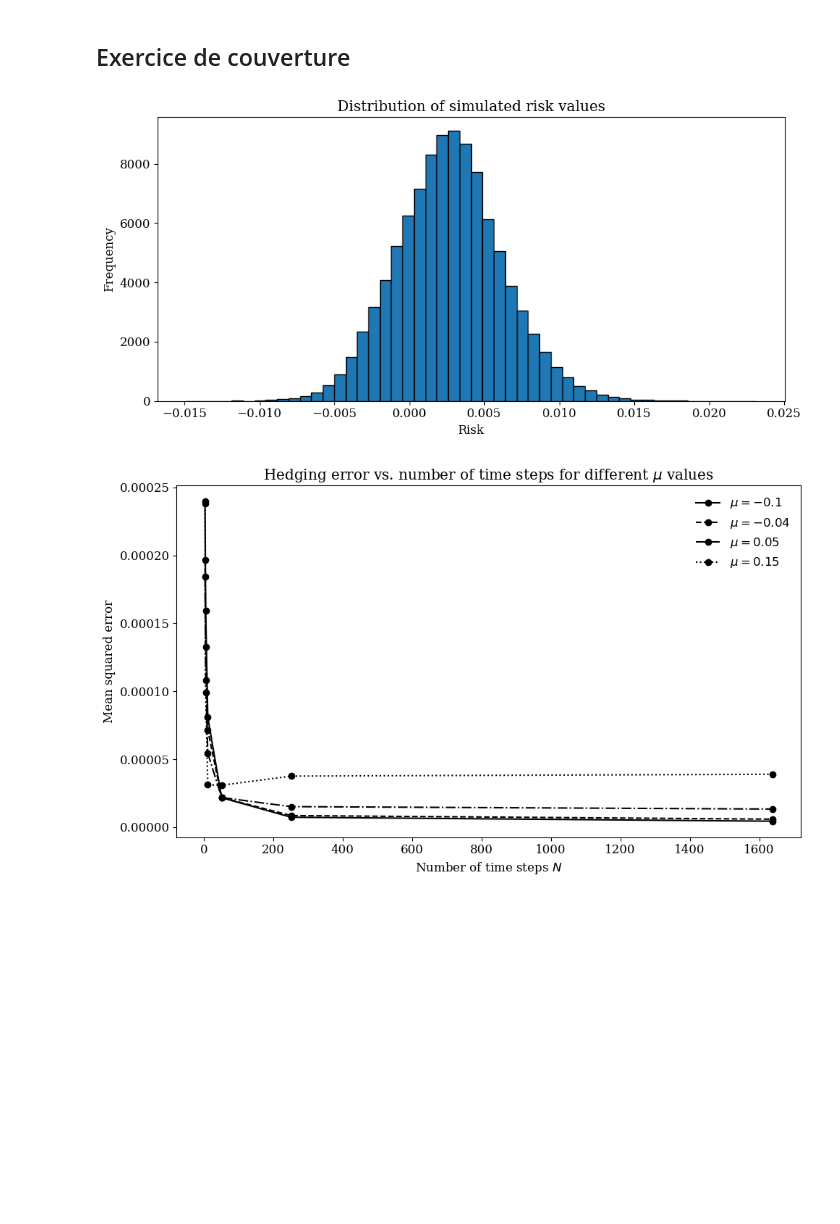
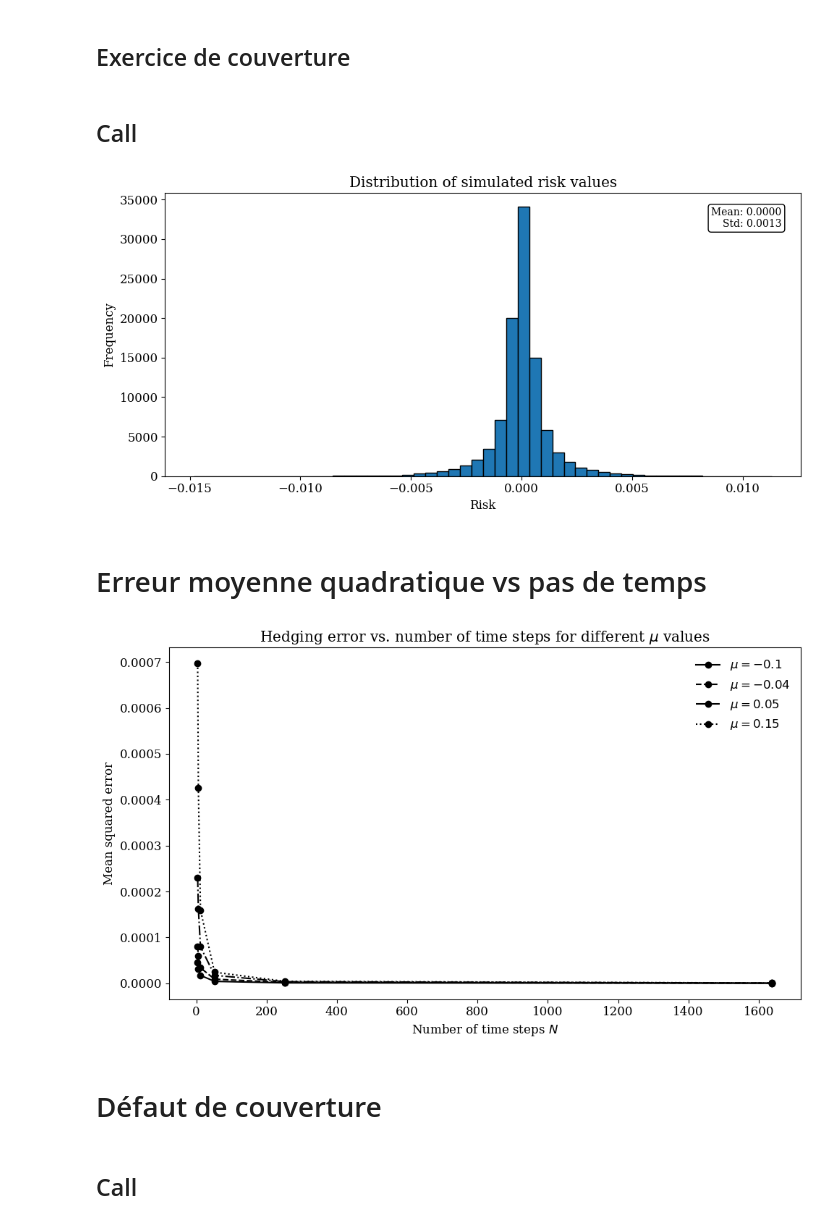
Before and after one commit to maxence2508/options-sur-devises, a Jupyter notebook: options-sur-devises.ipynb, the cells around one changed output. Cells and saved outputs as stored; diff of their text form; code cells hidden in the pictures; blank space fills up the shorter version.

```diff
--- a/options-sur-devises.ipynb
+++ b/options-sur-devises.ipynb
@@ -192,0 +186,12 @@ def hedging(trajectories, C0, T, N, K, r0, r1, sigma):
+# %%
+def h_call(i, S, T, N, K, r0, r1, sigma):
+    t = i*T/N
+    tau = T - t
+    dplus = d_plus(tau, S, T, K, r0, r1, sigma)
+    return norm.cdf(dplus) * np.exp(-r1 * tau)
+
+def h_put(i, S, T, N, K, r0, r1, sigma):
+    t = i*T/N
+    tau = T - t
+    dplus = d_plus(tau, S, T, K, r0, r1, sigma)
+    return -norm.cdf(-dplus) * np.exp(-r1 * tau)
@@ -231,0 +275,2 @@ plt.show()
+# %%
+(H0, H, val) = hedging(trajectory, prices_put[0], T, N, K, r0, r1, sigma, h_put)
@@ -232,7 +314,9 @@ plt.show()
 # %% [markdown]
 ## Exercice de couverture
+# %% [markdown]
+## Call
 # %%
-def risk(T, N, n_simul, mu, sigma, x, K, r0, r1):
+def risk(T, N, n_simul, mu, sigma, x, K, r0, r1, h):
     """
     Computes the hedging error for a European call option using a delta hedging strategy
     under the Black-Scholes model.
@@ -268,16 +352,16 @@ def risk(T, N, n_simul, mu, sigma, x, K, r0, r1):
     trajectories = model.generate(x, T, N, n_simul)
 
     # Compute the theoretical call price along each trajectory
-    C_all = option_prices(trajectories, T, N, K, r0, r1, sigma)
+    C_all = call_prices(trajectories, T, N, K, r0, r1, sigma)
 
     # Get the initial option price for each path
     C0 = C_all[:, 0]
 
     # Perform delta hedging for each path
-    H0, H, V = hedging(trajectories, C0, T, N, K, r0, r1, sigma)
+    H0, H, V = hedging(trajectories, C0, T, N, K, r0, r1, sigma, h)
 
     # Compute payoff of the European call at maturity
-    payoff = np.maximum(trajectories[:, -1] - K, 0)
+    payoff = np.maximum(trajectories[:, -1]-K, 0)
 
     # Hedging error: difference between hedged portfolio and actual payoff
     R = V[:, -1] - payoff
@@ -285,18 +369,31 @@ def risk(T, N, n_simul, mu, sigma, x, K, r0, r1):
     return R
 # %%
 n_simul = 100000
-R = risk(T, N, n_simul, mu, sigma, S0, K, r0, r1)
+R = risk(T, N, n_simul, mu, sigma, S0, K, r0, r1, h)
 # %%
+# Calcul de la moyenne et de la variance
+mean_r = np.mean(R)
+var_r = np.std(R)
+
 plt.figure(figsize=(10, 5))
 plt.hist(R, bins=50, edgecolor='black')
 plt.title("Distribution of simulated risk values")
 plt.xlabel("Risk")
 plt.ylabel("Frequency")
+
+# Annotation de la moyenne et de la variance
+textstr = f"Mean: {mean_r:.4f}\nStd: {var_r:.4f}"
+plt.annotate(textstr, xy=(0.97, 0.95), xycoords='axes fraction',
+             fontsize=10, ha='right', va='top',
+             bbox=dict(boxstyle="round", fc="white", ec="black"))
+
 plt.tight_layout()
-plt.savefig("risk-distribution.png")
+plt.savefig("pics/risk-distribution.png")
 plt.show()
 # %% [output]
-[figure, old version]
+[figure, new version]
+# %% [markdown]
+# Erreur moyenne quadratique vs pas de temps
 # %%
 # Parameters
 N_values = [4, 6, 12, 52, 252, 1638]
@@ -317,7 +414,7 @@ plt.rcParams.update({
 for mu, style in zip(mu_values, line_styles):
     R_squared_means = np.zeros(len(N_values))
     for i, N in enumerate(N_values):
-        R_simul = risk(T, N, n_simul, mu, sigma, S0, K, r0, r1)
+        R_simul = risk(T, N, n_simul, mu, sigma, S0, K, r0, r1, h)
         R_squared_means[i] = np.mean(R_simul**2)
 
     plt.plot(N_values, R_squared_means, linestyle=style, color=base_color,
@@ -333,7 +430,9 @@ plt.legend(frameon=False)
 
 # Fignolage
 plt.tight_layout()
-plt.savefig("hedging_error_line_styles.png", dpi=300)
+plt.savefig("pics/hedging_error_line_styles.png", dpi=300)
 plt.show()
 # %% [output]
-[figure, old version]
+[figure, new version]
+# %% [markdown]
+# Défaut de couverture
@@ -340 +445,3 @@ plt.show()
+# %% [markdown]
+## Call
 # %%
```
Also changed, not shown: parts of 19 cells of this notebook, 20 other files.
